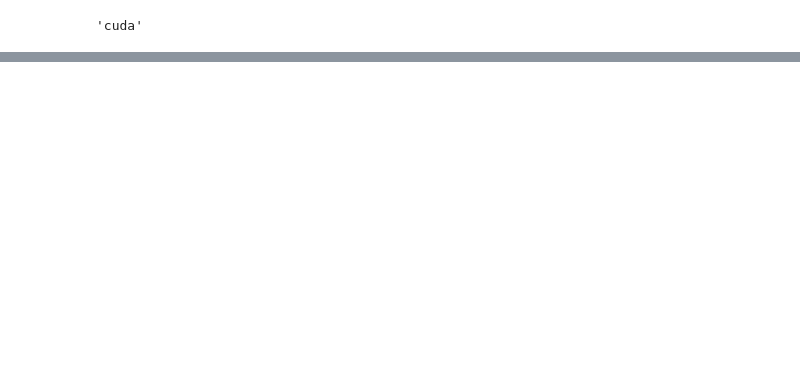
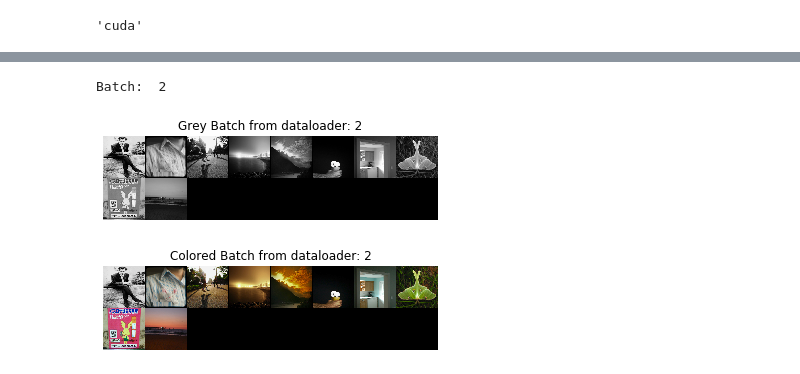
Before and after one commit to xkaraman/60daysofudacity, a Jupyter notebook: image-color/image-colorization.ipynb, the cells around one changed output, grey strips where cells are left out. Saved outputs shown, nothing was run; the diff lists cells and outputs as text; code cells hidden in the pictures; blank space fills up the shorter version.

```diff
--- a/image-color/image-colorization.ipynb
+++ b/image-color/image-colorization.ipynb
@@ -109,6 +124,6 @@ print(type(img_))
 # %%
 # Helper function to show a batch
-def show_images_batch(sample_batched):
+def show_images_batch(sample_batched,title=None):
     """Show image for a batch of samples."""
     greys_batch, color_batch = \
             sample_batched[0], sample_batched[1]
@@ -120,50 +135,54 @@ def show_images_batch(sample_batched):
     grid_border_size = 2
 
     greys_batch = greys_batch.unsqueeze(3)
-    print("Greys batch: ",greys_batch.shape)
-    print("Color batch: ",color_batch.shape)
+    #print("Greys batch: ",greys_batch.shape)
+    #print("Color batch: ",color_batch.shape)
 
     combined = torch.cat((greys_batch,color_batch),3)
-    print("Combined: ", combined.shape)
+    #print("Combined: ", combined.shape)
 
     plt.figure()
     grid = utils.make_grid(greys_batch.permute(0,3,1,2))
     plt.imshow(grid.numpy().transpose((1, 2, 0)))
-    plt.title('Grey Batch from dataloader')
+    plt.title('Grey Batch from dataloader: ' + str(title))
     plt.axis('off')
 
     colored = []
     for i in range(batch_size):
         colored.append(torch.from_numpy( cv2.cvtColor(combined[i].numpy().astype('uint8'), cv2.COLOR_LAB2RGB) ) )
 
     # Combine list of Tensor into a single Tensor
     color = torch.stack(colored)
-    print("Color Stack: ", type(color), color.shape)
+#    print("Color Stack: ", type(color), color.shape)
 
     plt.figure()
     grid2 = utils.make_grid(color.permute(0,3,1,2))
     plt.imshow(grid2.numpy().transpose(1,2,0))
-    plt.title('Colored Batch from dataloader')
+    plt.title('Colored Batch from dataloader: '+ str(title))
     plt.axis('off')
 
 # Create the dataloader
-dataloader = DataLoader(dataset, batch_size=4,
+dataloader = DataLoader(dataset, batch_size=10,
                         shuffle=True, num_workers=4)
 
 for i_batch, sample_batched in enumerate(dataloader):
    # print(i_batch, sample_batched[0].shape,
      #     sample_batched[1].shape)
 
     # observe 1th batch and stop.
     if i_batch == 2:
         print("Batch: ",i_batch)
 
         #plt.figure()
-        show_images_batch(sample_batched)
+        show_images_batch(sample_batched,i_batch)
         #plt.axis('off')
         #plt.ioff()
         #plt.show()
         break
+# %% [output]
+Batch:  2
+[figure, added]
+[figure, added]
 # %%
 class DiscriminatorNet(torch.nn.Module):
     """
```
Also changed, not shown: parts of 3 cells of this notebook.
